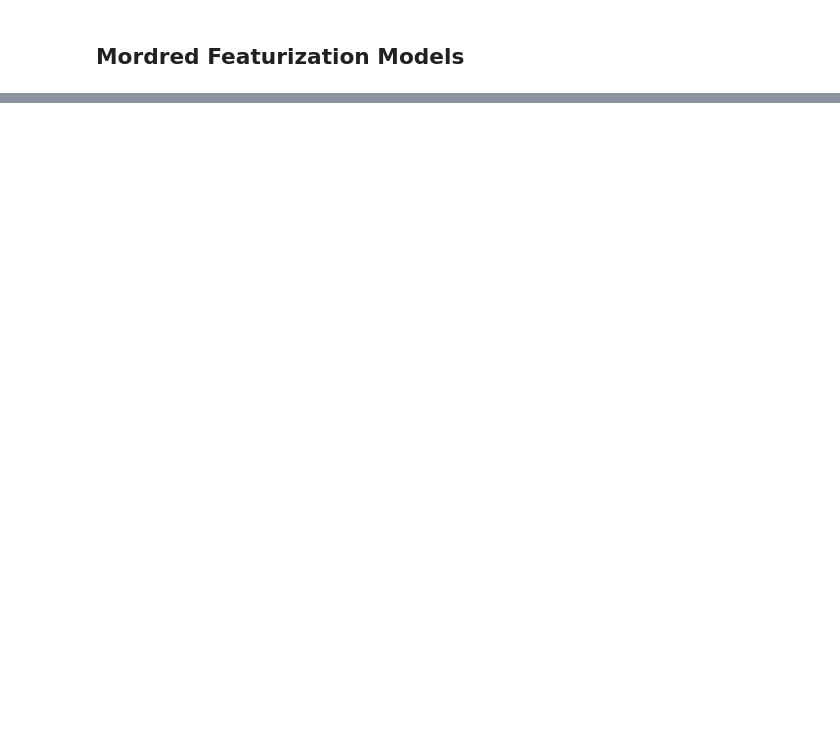
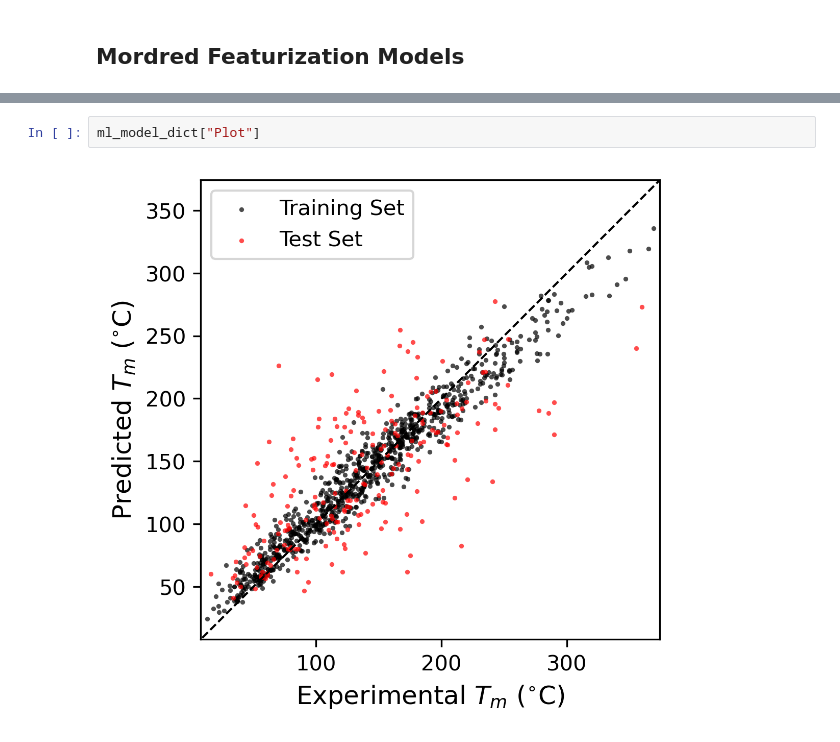
Before and after one commit to dganapat/melting_point_prediction_paper, a Jupyter notebook: mp_prediction_models.ipynb, the cells around one changed output, grey strips where cells are left out. Cells and saved outputs as stored; diff of their text form; blank space fills up the shorter version.

```diff
--- a/mp_prediction_models.ipynb
+++ b/mp_prediction_models.ipynb
@@ -905,0 +1067,4 @@ vbt_bq_dict["Plot"]
+# %%
+ml_model_dict["Plot"]
+# %% [output]
+[figure, added]
```
Also changed, not shown: parts of 33 cells of this notebook, 58 other files.
